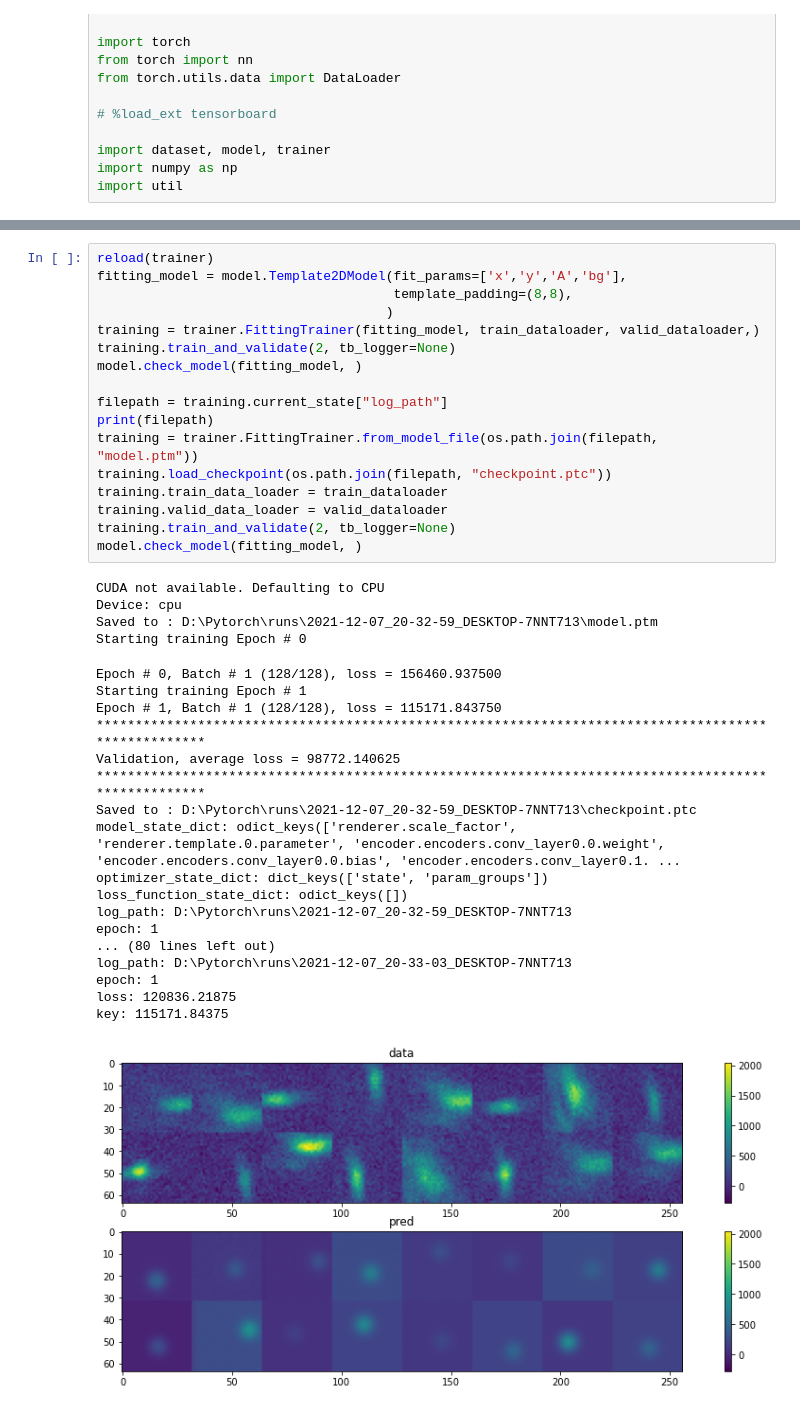
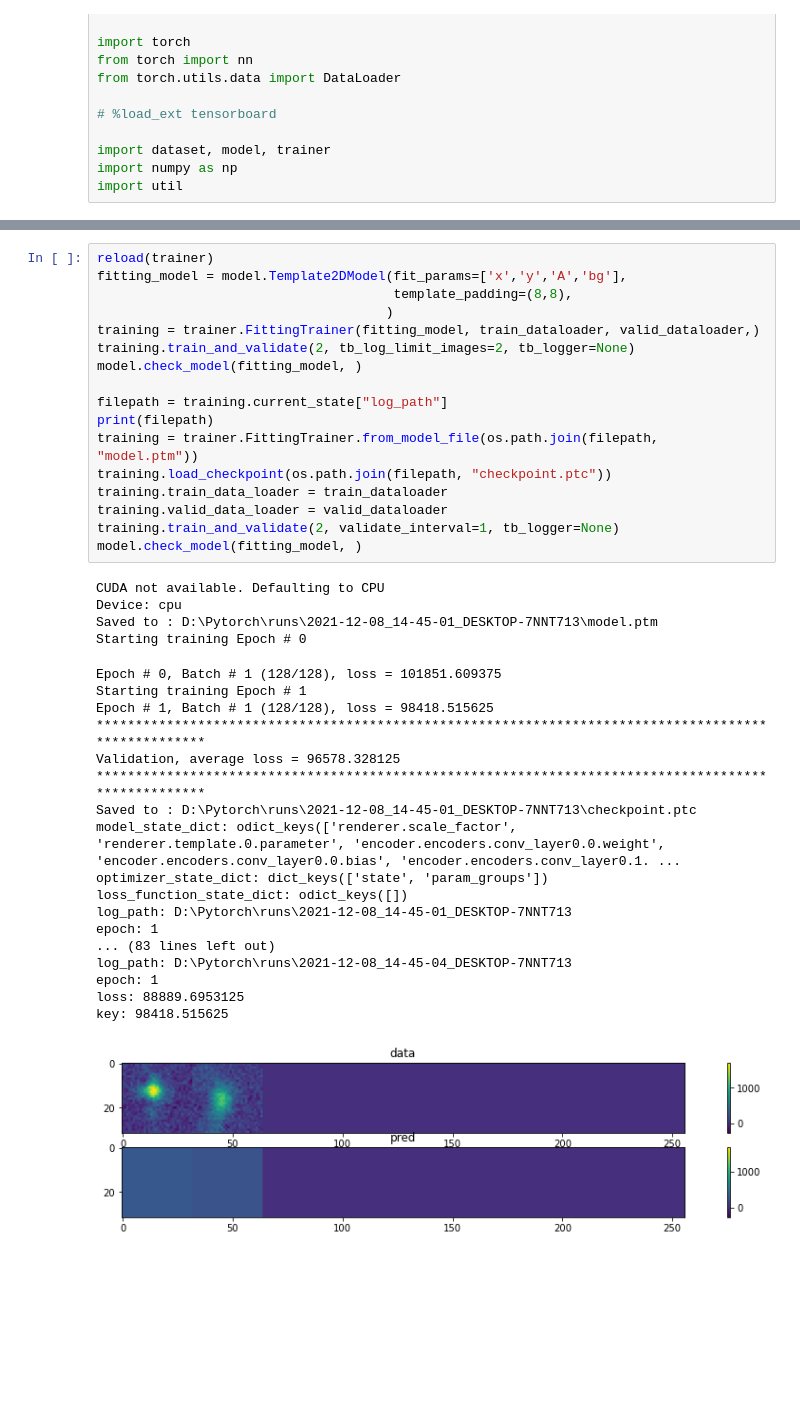
Before and after one commit to kkhchung/smlm-dl, a Jupyter notebook: smlm_dl/training_tests.ipynb, the cells around one changed output, grey strips where cells are left out. Cells and saved outputs as stored; diff of their text form; blank space fills up the shorter version.

```diff
--- a/smlm_dl/training_tests.ipynb
+++ b/smlm_dl/training_tests.ipynb
@@ -129,41 +129,41 @@ key: 132161.578125
 # %%
 reload(trainer)
 fitting_model = model.Template2DModel(fit_params=['x','y','A','bg'],
                                       template_padding=(8,8),
                                      )
 training = trainer.FittingTrainer(fitting_model, train_dataloader, valid_dataloader,)
-training.train_and_validate(2, tb_logger=None)
+training.train_and_validate(2, tb_log_limit_images=2, tb_logger=None)
 model.check_model(fitting_model, )
 
 filepath = training.current_state["log_path"]
 print(filepath)
 training = trainer.FittingTrainer.from_model_file(os.path.join(filepath, "model.ptm"))
 training.load_checkpoint(os.path.join(filepath, "checkpoint.ptc"))
 training.train_data_loader = train_dataloader
 training.valid_data_loader = valid_dataloader
-training.train_and_validate(2, tb_logger=None)
+training.train_and_validate(2, validate_interval=1, tb_logger=None)
 model.check_model(fitting_model, )
 # %% [output]
 CUDA not available. Defaulting to CPU
 Device: cpu
-Saved to : D:\Pytorch\runs\2021-12-07_20-32-59_DESKTOP-7NNT713\model.ptm
+Saved to : D:\Pytorch\runs\2021-12-08_14-45-01_DESKTOP-7NNT713\model.ptm
 Starting training Epoch # 0
-Epoch # 0, Batch # 1 (128/128), loss = 156460.937500
+Epoch # 0, Batch # 1 (128/128), loss = 101851.609375
 Starting training Epoch # 1
-Epoch # 1, Batch # 1 (128/128), loss = 115171.843750
+Epoch # 1, Batch # 1 (128/128), loss = 98418.515625
 ****************************************************************************************************
-Validation, average loss = 98772.140625
+Validation, average loss = 96578.328125
 ****************************************************************************************************
-Saved to : D:\Pytorch\runs\2021-12-07_20-32-59_DESKTOP-7NNT713\checkpoint.ptc
+Saved to : D:\Pytorch\runs\2021-12-08_14-45-01_DESKTOP-7NNT713\checkpoint.ptc
 model_state_dict: odict_keys(['renderer.scale_factor', 'renderer.template.0.parameter', 'encoder.encoders.conv_layer0.0.weight', 'encoder.encoders.conv_layer0.0.bias', 'encoder.encoders.conv_layer0.1. ...
 optimizer_state_dict: dict_keys(['state', 'param_groups'])
 loss_function_state_dict: odict_keys([])
-log_path: D:\Pytorch\runs\2021-12-07_20-32-59_DESKTOP-7NNT713
+log_path: D:\Pytorch\runs\2021-12-08_14-45-01_DESKTOP-7NNT713
 epoch: 1
-... (80 lines left out)
-log_path: D:\Pytorch\runs\2021-12-07_20-33-03_DESKTOP-7NNT713
+... (83 lines left out)
+log_path: D:\Pytorch\runs\2021-12-08_14-45-04_DESKTOP-7NNT713
 epoch: 1
-loss: 120836.21875
-key: 115171.84375
+loss: 88889.6953125
+key: 98418.515625
-[figure, old version]
+[figure, new version]
 [figure]
```
Also changed, not shown: parts of 4 cells of this notebook, 1 other file.
